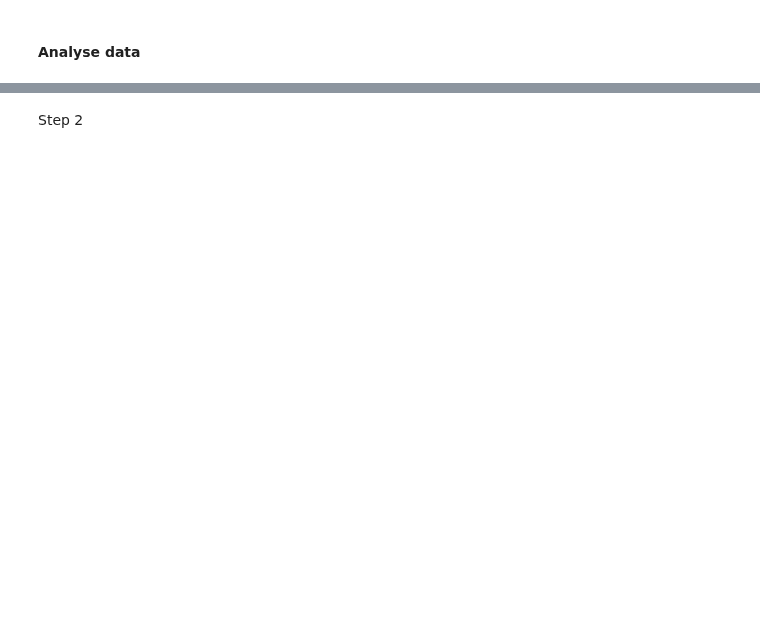
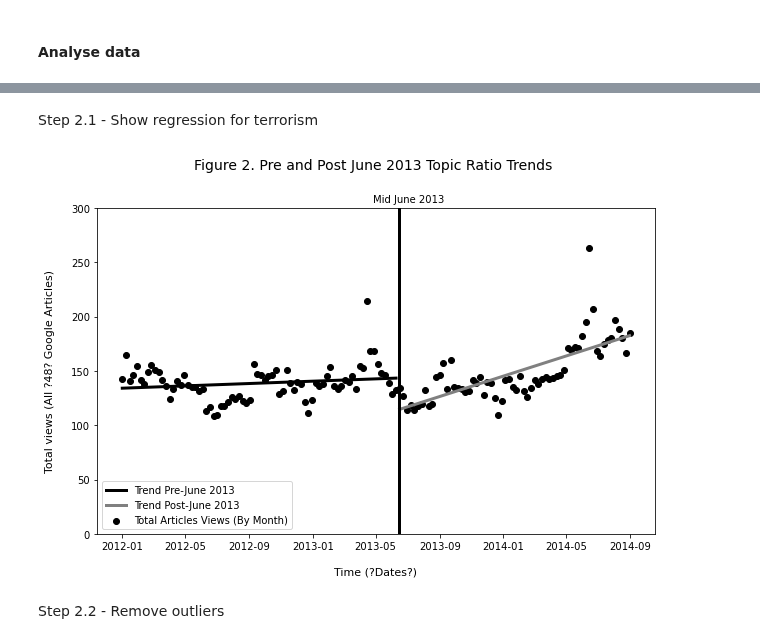
Before and after one commit to epfl-ada/ada-2020-project-milestone-p3-p3_pada1, a Jupyter notebook: chilling_effect_trend.ipynb, the cells around one changed output, grey strips where cells are left out. Drawn from its saved outputs; the diff is of its cells as text; code cells hidden in the pictures; blank space fills up the shorter version.

```diff
--- a/chilling_effect_trend.ipynb
+++ b/chilling_effect_trend.ipynb
@@ -332,6 +342,6 @@ data_path = 'data/'
 if path.exists(data_path):
     terrorism_df = load_pickle(data_path+"terrorism_US.pkl")
     domestic_df = load_pickle(data_path+"domestic_US.pkl")
-    top_30_terrorism_df = load_pickle(data_path+"top_30_terrorism_US.pkl")
+    terrorism30_df = load_pickle(data_path+"top_30_terrorism_US.pkl")
 else:
     raise NotADirectoryError
@@ -373,2 +416,41 @@ plt.show()
+# %% [markdown]
+Step 2.1 - Show regression for terrorism
+# %%
+### TODO Modify description of the plot
+
+# Visualisation of full time series
+fig, ax = plt.subplots(figsize=(10, 6))
+
+ax.set_title('Figure 2. Pre and Post June 2013 Topic Ratio Trends \n\n', fontsize=14)
+ax.set_xlabel('\nTime (?Dates?)', fontsize=11)
+ax.set_ylabel('Total views (All ?48? Google Articles)\n', fontsize=11)
+ax.set_ylim(0, 300)
+
+ax.scatter(terrorism_ts.date, terrorism_ts['max_ratio'],
+    label='Total Articles Views (By Month)', color='black')
+
+# Draw the regressions
+slope_pre_june, intercept_pre_june, _, _, _ = stats.linregress(terrorism_pre_june_ts.index,
+                                                               terrorism_pre_june_ts['max_ratio'])
+slope_post_june, intercept_post_june, _, _, _ = stats.linregress(terrorism_post_june_ts.index,
+                                                                 terrorism_post_june_ts['max_ratio'])
+x1 = terrorism_pre_june_ts.index
+ax.plot(terrorism_pre_june_ts.date, intercept_pre_june + slope_pre_june*x1,
+    color='black', linewidth='3', label='Trend Pre-June 2013')
+x2 = terrorism_post_june_ts.index
+ax.plot(terrorism_post_june_ts.date, intercept_post_june + slope_post_june*x2,
+    color='gray', linewidth='3', label='Trend Post-June 2013')
+
+# Emphasise when the revelations occured
+ax.axvline(x=revelation_date, ymin=0, ymax=280, color='black', linewidth='3')
+
+x_text_offset = revelation_date - pd.Timedelta(50, 'd')
+y_text_offset = 305
+ax.text(x_text_offset, y_text_offset, 'Mid June 2013', fontsize=10)
+
+ax.legend(loc='lower left')
+plt.show()
+# %% [output]
+[figure, added]
 # %% [markdown]
-Step 2
+Step 2.2 - Remove outliers
```
Also changed, not shown: parts of 28 cells of this notebook.
